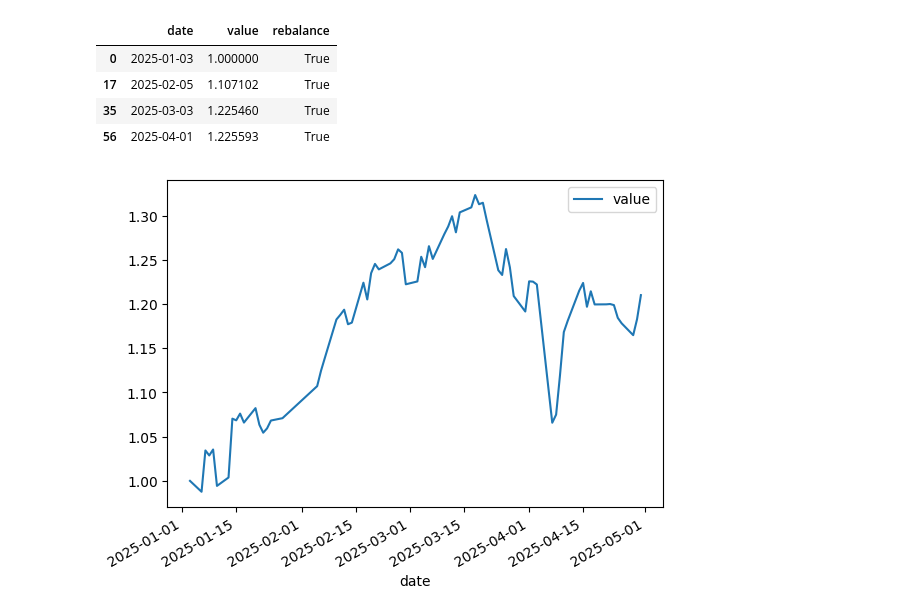
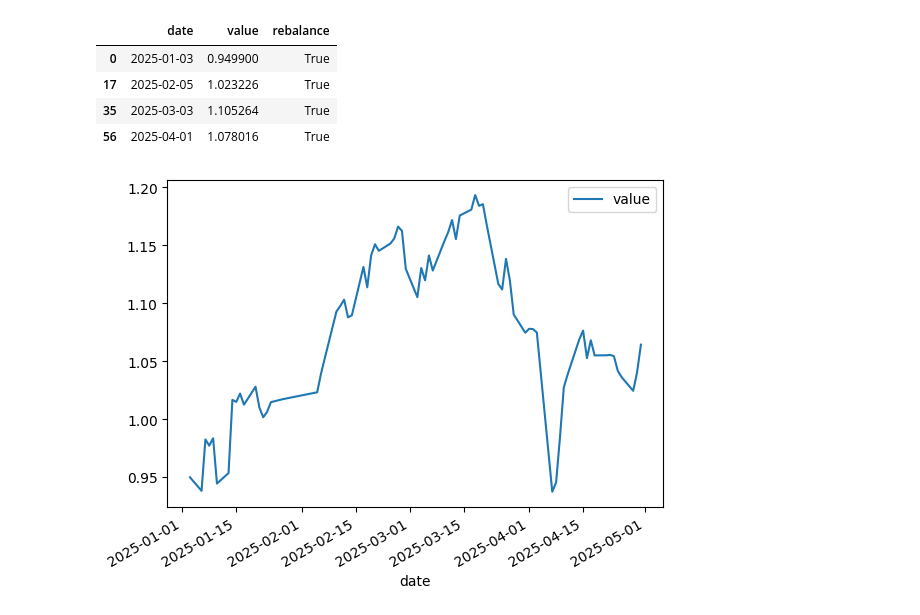
Before and after one commit to yuanlin2008/pf_trader, a Jupyter notebook: examples/example.ipynb, the cells around one changed output. Drawn from its saved outputs; the diff is of its cells as text; code cells hidden in the pictures.

```diff
--- a/examples/example.ipynb
+++ b/examples/example.ipynb
@@ -1,34 +1,35 @@
 # %%
 import pandas as pd
 import pf_trader
 
 prices = pd.read_csv("prices.csv", parse_dates=["date"])
 prices = prices[["date", "instrument", "price"]]
 factors = pd.read_csv("factors.csv", parse_dates=["date"])
 factors = factors[["date", "instrument", "factor"]]
 
 
 def main(state: pf_trader.State) -> pf_trader.StrategyResult:
     if state.last_rebalance is not None and (state.date.month == state.last_rebalance.month):
         return None
     df = factors[factors["date"] == state.date]
     df = df.sort_values("factor", ascending=True).head(50)
     df["weight"] = 1.0 / 50
     return df[["instrument", "weight"]]
 
 
 res = pf_trader.run(
     strategy=main,
     prices=prices,
+    setting=pf_trader.TraderSetting(buy_cost=0.0001, sell_cost=0.0001, slip_cost=0.05)
 )
 
 res.daily.plot(x="date", y="value")
 res.trades['cost'].sum()
 res.daily[res.daily['rebalance']]
 # %% [output]
 |  | date | value | rebalance |
-| 0 | 2025-01-03 | 1.000000 | True |
-| 17 | 2025-02-05 | 1.107102 | True |
-| 35 | 2025-03-03 | 1.225460 | True |
-| 56 | 2025-04-01 | 1.225593 | True |
+| 0 | 2025-01-03 | 0.949900 | True |
+| 17 | 2025-02-05 | 1.023226 | True |
+| 35 | 2025-03-03 | 1.105264 | True |
+| 56 | 2025-04-01 | 1.078016 | True |
-[figure, old version]
+[figure, new version]
```
Also changed, not shown: 2 other files.
